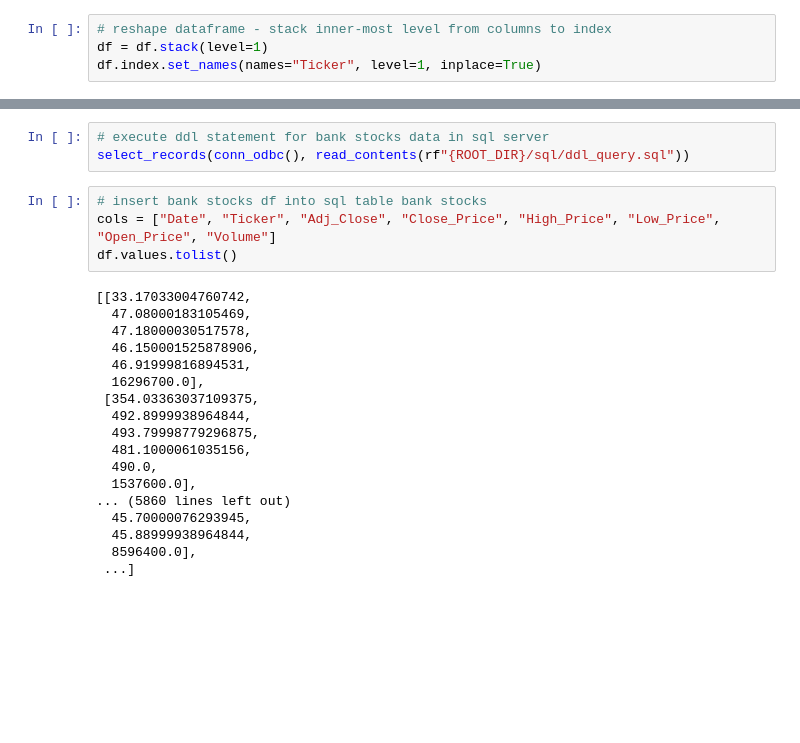
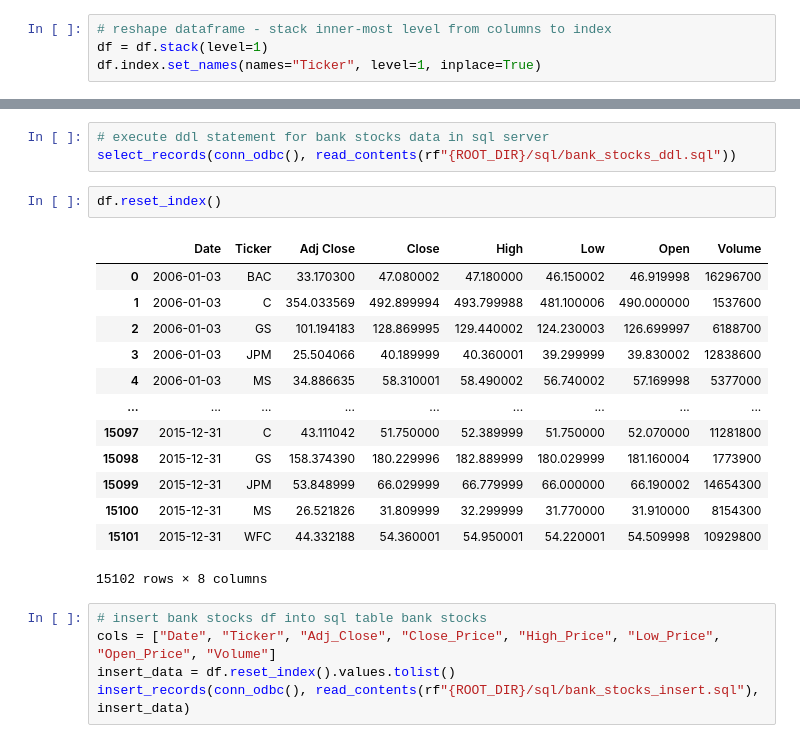
Before and after one commit to MeetPatel89/stocks_analysis, a Jupyter notebook: notebook.ipynb, the cells around one changed output, grey strips where cells are left out. Saved outputs shown, nothing was run; the diff lists cells and outputs as text; blank space fills up the shorter version.

Commit message:
execute insert sql statement for bank stocks

```diff
--- a/notebook.ipynb
+++ b/notebook.ipynb
@@ -212,26 +213,25 @@ df
 15102 rows × 6 columns
 # %%
 # execute ddl statement for bank stocks data in sql server
-select_records(conn_odbc(), read_contents(rf"{ROOT_DIR}/sql/ddl_query.sql"))
+select_records(conn_odbc(), read_contents(rf"{ROOT_DIR}/sql/bank_stocks_ddl.sql"))
+# %%
+df.reset_index()
+# %% [output]
+|  | Date | Ticker | Adj Close | Close | High | Low | Open | Volume |
+| 0 | 2006-01-03 | BAC | 33.170300 | 47.080002 | 47.180000 | 46.150002 | 46.919998 | 16296700 |
+| 1 | 2006-01-03 | C | 354.033569 | 492.899994 | 493.799988 | 481.100006 | 490.000000 | 1537600 |
+| 2 | 2006-01-03 | GS | 101.194183 | 128.869995 | 129.440002 | 124.230003 | 126.699997 | 6188700 |
+| 3 | 2006-01-03 | JPM | 25.504066 | 40.189999 | 40.360001 | 39.299999 | 39.830002 | 12838600 |
+| 4 | 2006-01-03 | MS | 34.886635 | 58.310001 | 58.490002 | 56.740002 | 57.169998 | 5377000 |
+| ... | ... | ... | ... | ... | ... | ... | ... | ... |
+| 15097 | 2015-12-31 | C | 43.111042 | 51.750000 | 52.389999 | 51.750000 | 52.070000 | 11281800 |
+| 15098 | 2015-12-31 | GS | 158.374390 | 180.229996 | 182.889999 | 180.029999 | 181.160004 | 1773900 |
+| 15099 | 2015-12-31 | JPM | 53.848999 | 66.029999 | 66.779999 | 66.000000 | 66.190002 | 14654300 |
+| 15100 | 2015-12-31 | MS | 26.521826 | 31.809999 | 32.299999 | 31.770000 | 31.910000 | 8154300 |
+| 15101 | 2015-12-31 | WFC | 44.332188 | 54.360001 | 54.950001 | 54.220001 | 54.509998 | 10929800 |
+15102 rows × 8 columns
 # %%
 # insert bank stocks df into sql table bank stocks
 cols = ["Date", "Ticker", "Adj_Close", "Close_Price", "High_Price", "Low_Price", "Open_Price", "Volume"]
-df.values.tolist()
+insert_data = df.reset_index().values.tolist()
+insert_records(conn_odbc(), read_contents(rf"{ROOT_DIR}/sql/bank_stocks_insert.sql"), insert_data)
-# %% [output]
-[[33.17033004760742,
-  47.08000183105469,
-  47.18000030517578,
-  46.150001525878906,
-  46.91999816894531,
-  16296700.0],
- [354.03363037109375,
-  492.8999938964844,
-  493.79998779296875,
-  481.1000061035156,
-  490.0,
-  1537600.0],
-... (5860 lines left out)
-  45.70000076293945,
-  45.88999938964844,
-  8596400.0],
- ...]
```
Also changed, not shown: parts of 9 cells of this notebook, 3 other files.
